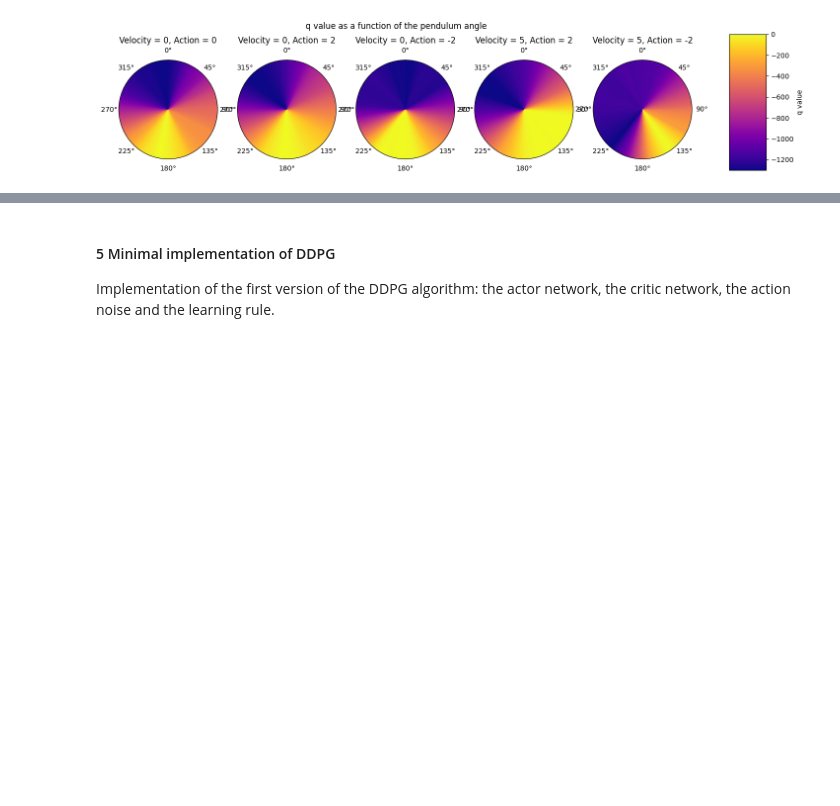
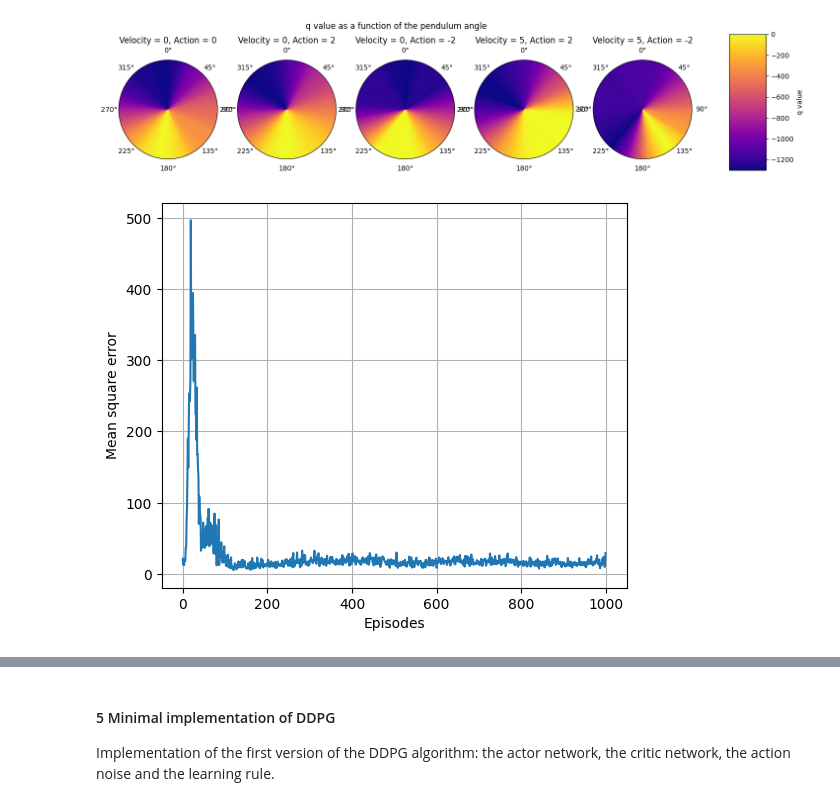
Before and after one commit to AnnaPaulish/DDPG, a Jupyter notebook: main.ipynb, the cells around one changed output, grey strips where cells are left out. Saved outputs shown, nothing was run; the diff lists cells and outputs as text; code cells hidden in the pictures; blank space fills up the shorter version.

```diff
--- a/main.ipynb
+++ b/main.ipynb
@@ -404,4 +415,15 @@ for episode in tqdm(range(NUM_EPISODES)):
 
     except:
         continue
+# %%
+plt.figure(figsize=(6,5))
+
+plt.plot(q_loss_plot)
+plt.grid()
+#plt.title('The training error of the critic network')
+plt.xlabel('Episodes')
+plt.ylabel('Mean square error')
+plt.savefig('imgs/critic_net_training_error.png')
+# %% [output]
+[figure, added]
 # %%
```
Also changed, not shown: parts of 14 cells of this notebook, 12 other files.
